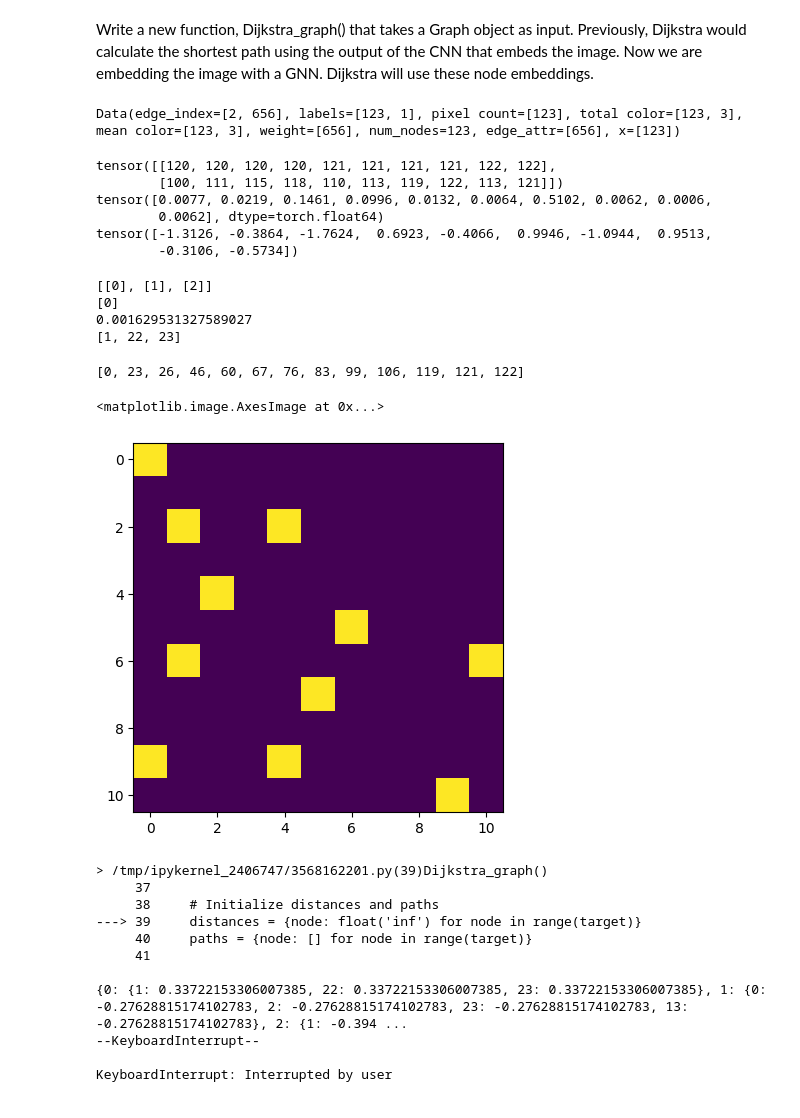
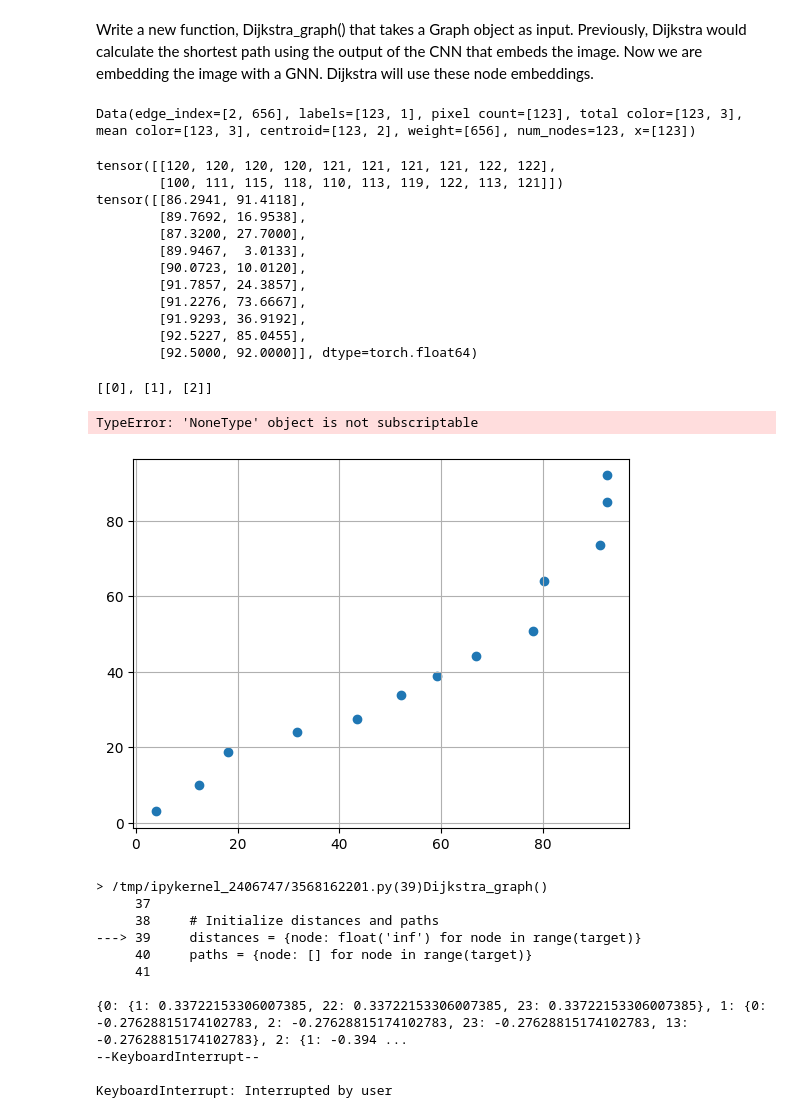
Before and after one commit to aavashsubedi/masters_project, a Jupyter notebook: notebooks/dijkstra_on_graph.ipynb, the cells around one changed output. Saved outputs shown, nothing was run; the diff lists cells and outputs as text; code cells hidden in the pictures.

Commit message:
Turned label into graph attribute

```diff
--- a/notebooks/dijkstra_on_graph.ipynb
+++ b/notebooks/dijkstra_on_graph.ipynb
@@ -69,22 +69,27 @@ def Dijkstra(matrices, neighbourhood_fn=neighbours_8, request_transitions=False)
 # %% [markdown]
 Write a new function, Dijkstra_graph() that takes a Graph object as input. Previously, Dijkstra would calculate the shortest path using the output of the CNN that embeds the image. Now we are embedding the image with a GNN. Dijkstra will use these node embeddings.
 # %%
-graph = torch.load("/home/duser/masters_project/data/test_graph.pt")
+graph = torch.load("/home/duser/masters_project/data/new_g.pt")
 graph.x = torch.randn(123)
 print(graph)
 # %% [output]
-Data(edge_index=[2, 656], labels=[123, 1], pixel count=[123], total color=[123, 3], mean color=[123, 3], weight=[656], num_nodes=123, edge_attr=[656], x=[123])
+Data(edge_index=[2, 656], labels=[123, 1], pixel count=[123], total color=[123, 3], mean color=[123, 3], centroid=[123, 2], weight=[656], num_nodes=123, x=[123])
 # %%
 print(graph.edge_index[:, -10:])
-print(graph.edge_attr[-10:])
-print(graph.x[-10:])
+print(graph.centroid[-10:])
 # %% [output]
 tensor([[120, 120, 120, 120, 121, 121, 121, 121, 122, 122],
         [100, 111, 115, 118, 110, 113, 119, 122, 113, 121]])
-tensor([0.0077, 0.0219, 0.1461, 0.0996, 0.0132, 0.0064, 0.5102, 0.0062, 0.0006,
-        0.0062], dtype=torch.float64)
-tensor([-1.3126, -0.3864, -1.7624,  0.6923, -0.4066,  0.9946, -1.0944,  0.9513,
-        -0.3106, -0.5734])
+tensor([[86.2941, 91.4118],
+        [89.7692, 16.9538],
+        [87.3200, 27.7000],
+        [89.9467,  3.0133],
+        [90.0723, 10.0120],
+        [91.7857, 24.3857],
+        [91.2276, 73.6667],
+        [91.9293, 36.9192],
+        [92.5227, 85.0455],
+        [92.5000, 92.0000]], dtype=torch.float64)
 # %%
 neighbours = [[i] for i in (graph.edge_index[0] == 0).nonzero(as_tuple=True)[0].tolist()] # Checked this is correct
 print(neighbours)
@@ -93,37 +98,38 @@ print(min([graph.edge_attr[i].item() for i in neighbours])) # Dist from source n
 print([graph.edge_index[1][i].item() for i in neighbours])
 # %% [output]
 [[0], [1], [2]]
-[0]
-0.001629531327589027
-[1, 22, 23]
+TypeError: 'NoneType' object is not subscriptable
 # %%
 import torch_geometric as pyg
 import networkx as nx
 
 nx_graph = pyg.utils.to_networkx(graph)
-nx.shortest_path(nx_graph, source=0, target=122)
+path = nx.shortest_path(nx_graph, source=0, target=122)
-# %% [output]
-[0, 23, 26, 46, 60, 67, 76, 83, 99, 106, 119, 121, 122]
 # %%
 # [0, 23, 26, 46, 60, 67, 76, 83, 99, 106, 119, 121, 122]
 grid = np.zeros((11,11))
 
 for ele in nx.shortest_path(nx_graph, source=0, target=122):
     i = ele // 11 # This is the row
     j = ele % 11 # This is the column
 
     if i % 2 != 0:
         j=-j
 
     try:
         grid[i,j] = 1
     except IndexError:
         pass
 
-plt.imshow(grid)
+#plt.imshow(grid)
+#using the indices visualise the position of the centroids
+
+
+#image =
+plt.scatter(graph.centroid[path,0], graph.centroid[path,1])
+plt.grid(markevery=5)
 # %% [output]
-<matplotlib.image.AxesImage at 0x...>
-[figure, old version]
+[figure, new version]
 # %%
 def Dijkstra_graph(graph_obj, source=0, target=123): # Shortest path finder with graph input
 
```
Also changed, not shown: 3 other files.
